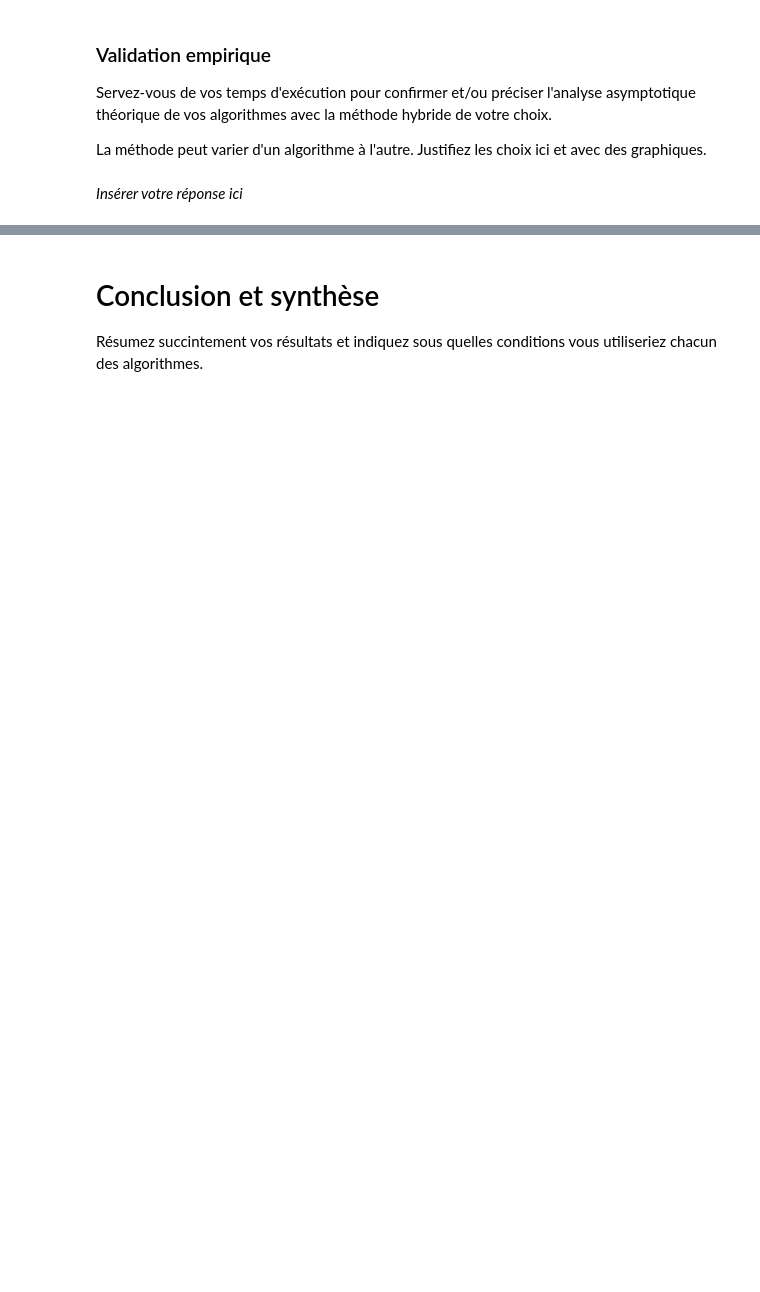
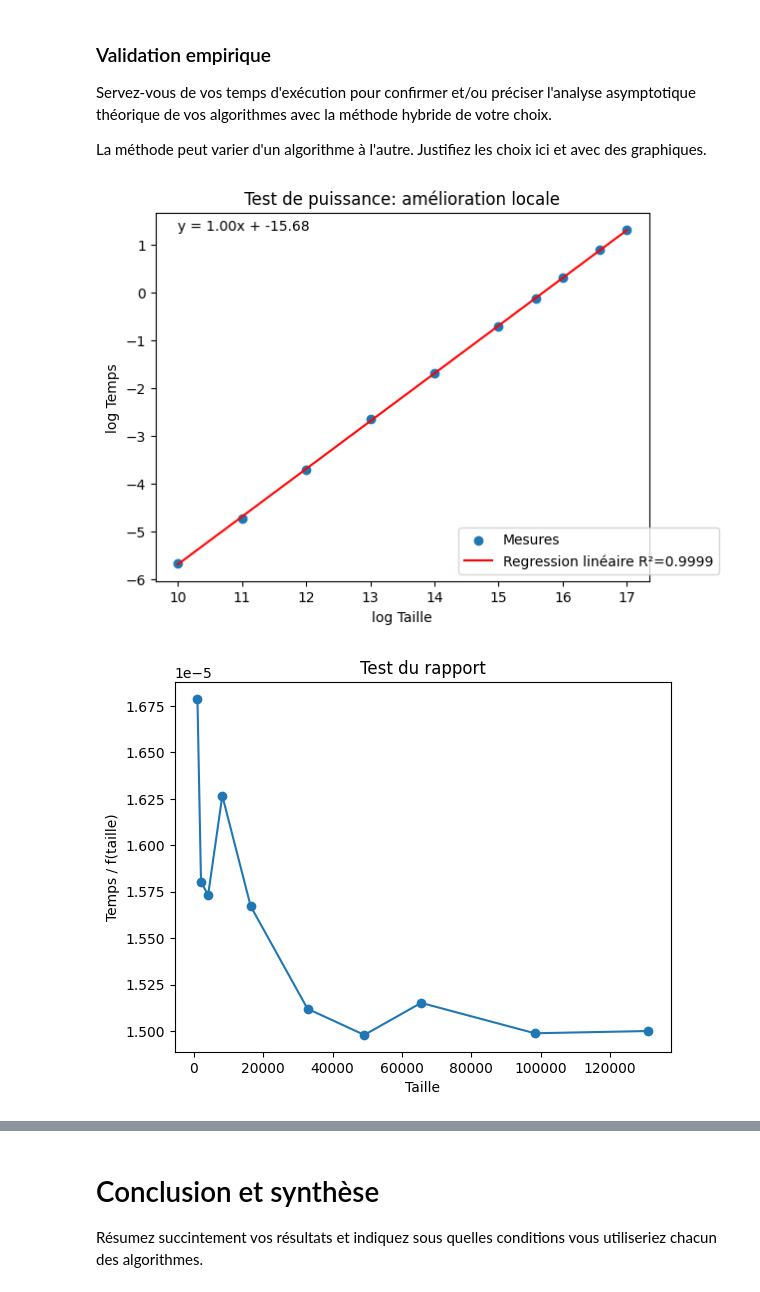
Before and after one commit to FelixLamarche/inf8775, a Jupyter notebook: TP2-H24/LAMARCHE_2077446_KIAN_2264793.ipynb, the cells around one changed output, grey strips where cells are left out. Drawn from its saved outputs; the diff is of its cells as text; code cells hidden in the pictures; blank space fills up the shorter version.

```diff
--- a/TP2-H24/LAMARCHE_2077446_KIAN_2264793.ipynb
+++ b/TP2-H24/LAMARCHE_2077446_KIAN_2264793.ipynb
@@ -543,3 +602,8 @@ nombre de doigts pour chacun des trois algorithmes.
 ### Mesures
 
 Rapportez dans un tableau les temps d'exécutions moyens avec les fonctions auxiliaires `measure_procedure` et `display_measure_table`
+# %%
+datasets_local = get_dataset(2077446, [1024, 2048, 4096, 8192, 16384, 2**15, 2**15 + 2**14, 2**16, 2**16 + 2**15, 2**17])
+measures_local = measure_procedure(localSearch, datasets_local)
+
+display_measures_table(measures_local)
@@ -549,5 +625,15 @@ Rapportez dans un tableau les temps d'exécutions moyens avec les fonctions auxi
 Servez-vous de vos temps d'exécution pour confirmer et/ou préciser l'analyse asymptotique théorique de vos algorithmes avec la méthode hybride de votre choix.
 
 La méthode peut varier d'un algorithme à l'autre. Justifiez les choix ici et avec des graphiques.
-# %% [markdown]
-*Insérer votre réponse ici*
+# %%
+display_test_puissance(values_test_puissance(measures_local), "Test de puissance: amélioration locale")
+
+def f_local(x):
+    return x**1.02
+
+display_test_rapport(values_test_rapport(measures_local, f_local))
+
+display_test_constantes(values_test_constantes(measures_local, f_local))
+# %% [output]
+[figure, added]
+[figure, added]
```
Also changed, not shown: parts of 16 cells of this notebook.
